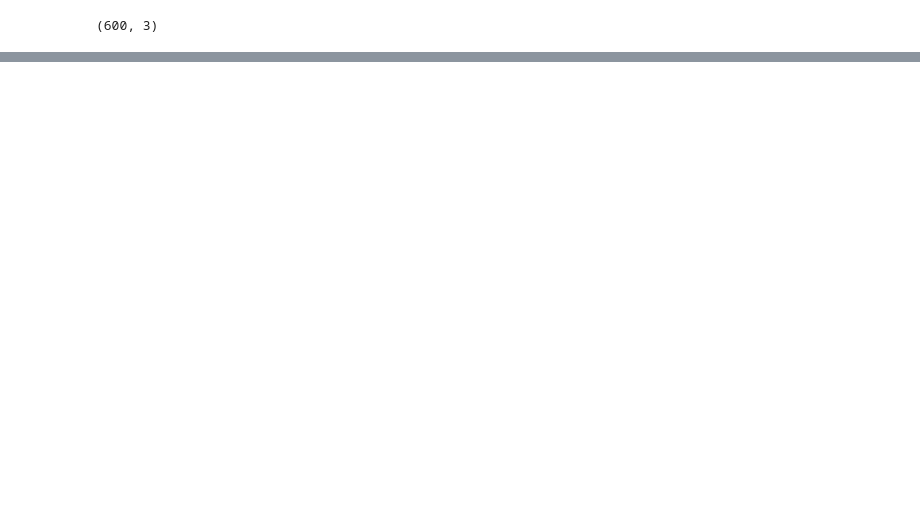
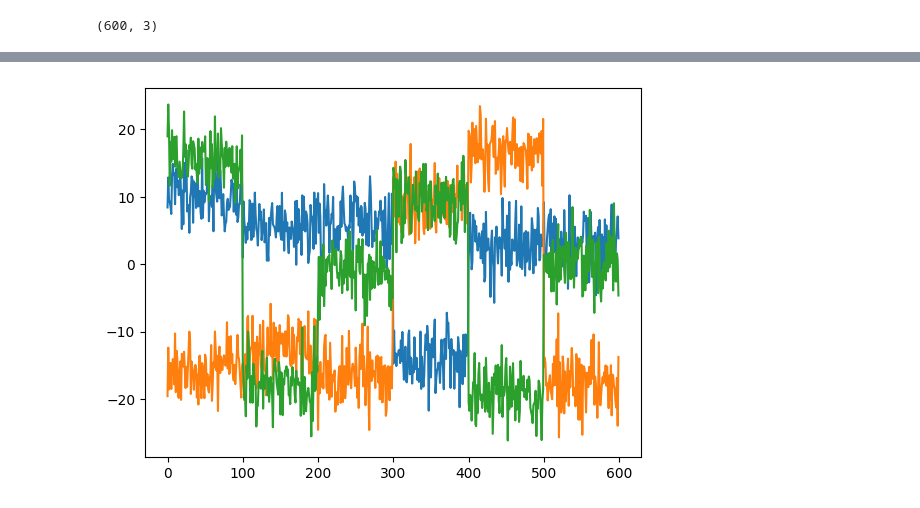
Before and after one commit to krisrjensen/csc730, a Jupyter notebook: optigrid/240118_optigrid.ipynb, the cells around one changed output, grey strips where cells are left out. Drawn from its saved outputs; the diff is of its cells as text; code cells hidden in the pictures; blank space fills up the shorter version.

```diff
--- a/optigrid/240118_optigrid.ipynb
+++ b/optigrid/240118_optigrid.ipynb
@@ -109,3 +109,10 @@ plt.show()
+# %%
+plt.plot(raw_data[...,0])
+plt.plot(raw_data[...,1])
+plt.plot(raw_data[...,2])
+plt.show()
+# %% [output]
+[figure, added]
 # %%
 import matplotlib.pyplot as plt
 from mpl_toolkits.mplot3d import Axes3D
```
Also changed, not shown: parts of 4 cells of this notebook.
